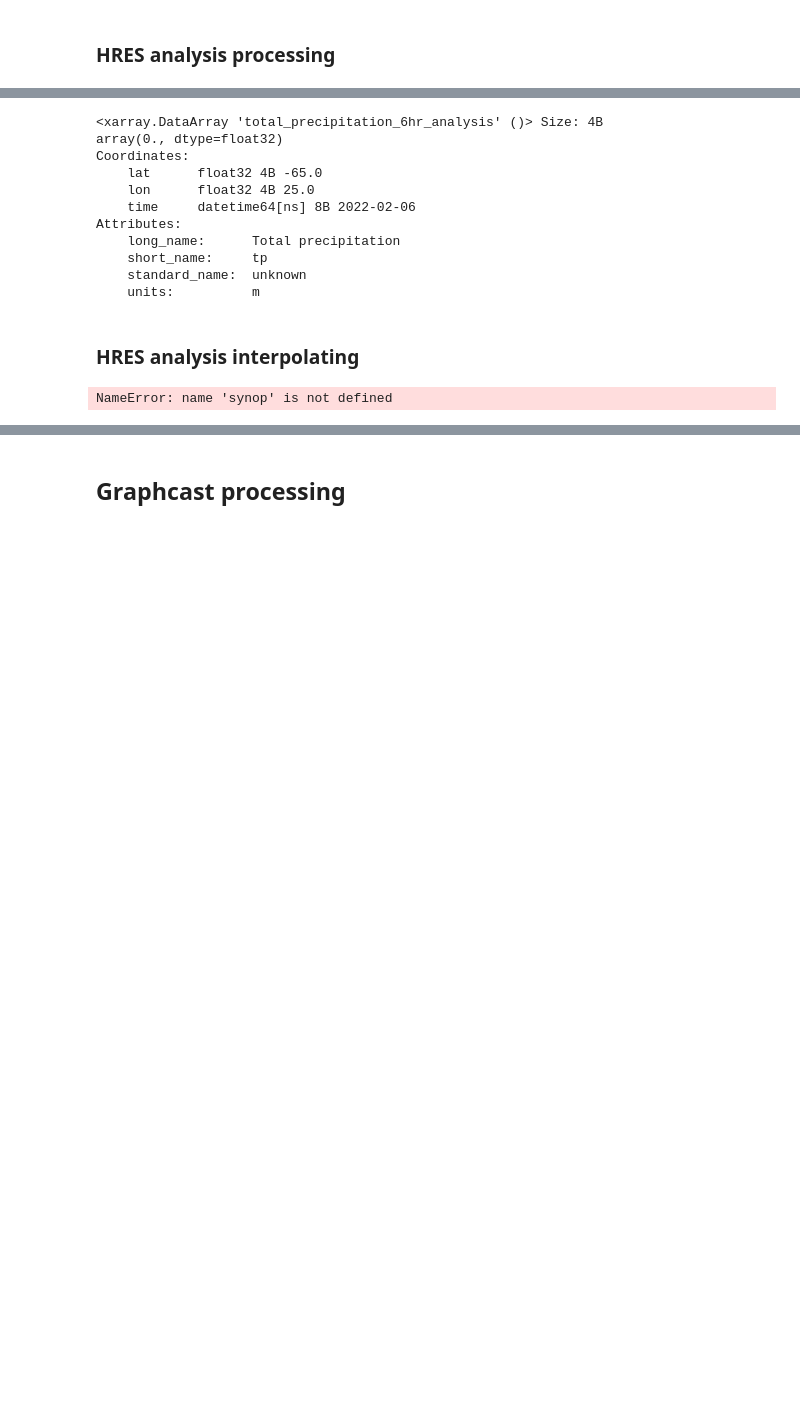
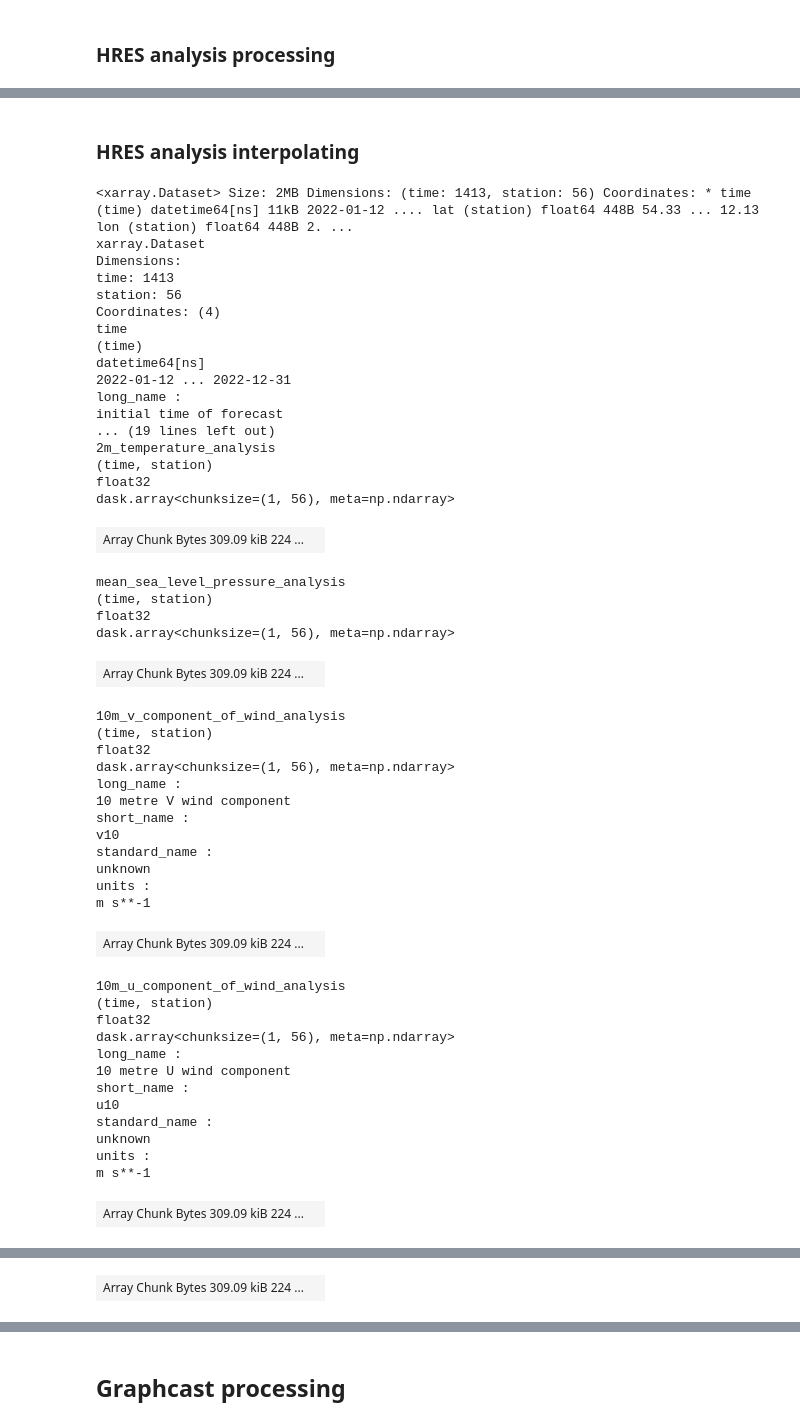
Before and after one commit to koenlode/Thesis, a Jupyter notebook: master_notebook.ipynb, the cells around one changed output, grey strips where cells are left out. Saved outputs shown, nothing was run; the diff lists cells and outputs as text; code cells hidden in the pictures; blank space fills up the shorter version.

```diff
--- a/master_notebook.ipynb
+++ b/master_notebook.ipynb
@@ -546,6 +599,9 @@ hres_analysis = hres_analysis.sel(time=slice( '2022-01-12','2022-12-31T00'))
 hres_analysis['2m_temperature'] = hres_analysis['2m_temperature'] - 273.15
 hres_analysis['mean_sea_level_pressure'] = hres_analysis['mean_sea_level_pressure'] / 100
 
+# add wind speed variable
+hres_analysis['10m_wind_speed_analysis'] = np.sqrt(hres_analysis['10m_v_component_of_wind']**2 + hres_analysis['10m_u_component_of_wind']**2)
+
 # Rename variables to inlcude HRES specification
 hres_analysis = hres_analysis.rename_vars({
     '2m_temperature': '2m_temperature_analysis',                        # 2m temperature
@@ -635,14 +695,0 @@ Attributes: (0)
-# %%
-hres_analysis['total_precipitation_6hr_analysis'].isel(lat=100,lon=100,time=100).compute()
-# %% [output]
-<xarray.DataArray 'total_precipitation_6hr_analysis' ()> Size: 4B
-array(0., dtype=float32)
-Coordinates:
-    lat      float32 4B -65.0
-    lon      float32 4B 25.0
-    time     datetime64[ns] 8B 2022-02-06
-Attributes:
-    long_name:      Total precipitation
-    short_name:     tp
-    standard_name:  unknown
-    units:          m
@@ -649,26 +698,76 @@ Attributes:
 # %% [markdown]
 ### HRES analysis interpolating
 # %%
+synop = xr.open_dataset('SYNOP_2022_full.nc')
+
 # Extract unique station location data
 station_locations = synop[['lat', 'lon']].isel(time=0).to_dataframe()
 
 # # Remove any rows with missing data
 # station_locations = station_locations.dropna()
 
 # Reset index to maintain station codes as part of the DataFrame
 station_locations.reset_index(inplace=True)
 
 # Interpolate the global dataset using lat/lon from station_locations
 hres_analysis_interp = hres_analysis.interp(lat=("station", station_locations['lat']),
                                   lon=("station", station_locations['lon']))
 
 # # Assign station codes from synop as coordinates to the interpolated dataset
 hres_analysis_interp = hres_analysis_interp.assign_coords(station=("station", station_locations['station'].values))
 
 # # # Add time dimension for merging
 # hres_anlaysis_interp = hres_anlaysis_interp.assign_coords(valid_time=hres_anlaysis_interp['time'] + hres_anlaysis_interp['prediction_timedelta'])
 
 # Display the interpolated dataset
 hres_analysis_interp
 # %% [output]
-NameError: name 'synop' is not defined
+<xarray.Dataset> Size: 2MB Dimensions: (time: 1413, station: 56) Coordinates: * time (time) datetime64[ns] 11kB 2022-01-12 .... lat (station) float64 448B 54.33 ... 12.13 lon (station) float64 448B 2. ...
+xarray.Dataset
+Dimensions:
+time: 1413
+station: 56
+Coordinates: (4)
+time
+(time)
+datetime64[ns]
+2022-01-12 ... 2022-12-31
+long_name :
+initial time of forecast
+... (19 lines left out)
+2m_temperature_analysis
+(time, station)
+float32
+dask.array<chunksize=(1, 56), meta=np.ndarray>
+| Array Chunk Bytes 309.09 kiB 224 ... |  |
+mean_sea_level_pressure_analysis
+(time, station)
+float32
+dask.array<chunksize=(1, 56), meta=np.ndarray>
+| Array Chunk Bytes 309.09 kiB 224 ... |  |
+10m_v_component_of_wind_analysis
+(time, station)
+float32
+dask.array<chunksize=(1, 56), meta=np.ndarray>
+long_name :
+10 metre V wind component
+short_name :
+v10
+standard_name :
+unknown
+units :
+m s**-1
+| Array Chunk Bytes 309.09 kiB 224 ... |  |
+10m_u_component_of_wind_analysis
+(time, station)
+float32
+dask.array<chunksize=(1, 56), meta=np.ndarray>
+long_name :
+10 metre U wind component
+short_name :
+u10
+standard_name :
+unknown
+units :
+m s**-1
+| Array Chunk Bytes 309.09 kiB 224 ... |  |
@@ -674,0 +786 @@ NameError: name 'synop' is not defined
+| Array Chunk Bytes 309.09 kiB 224 ... |  |
```
Also changed, not shown: parts of 8 cells of this notebook, 6 other files.
